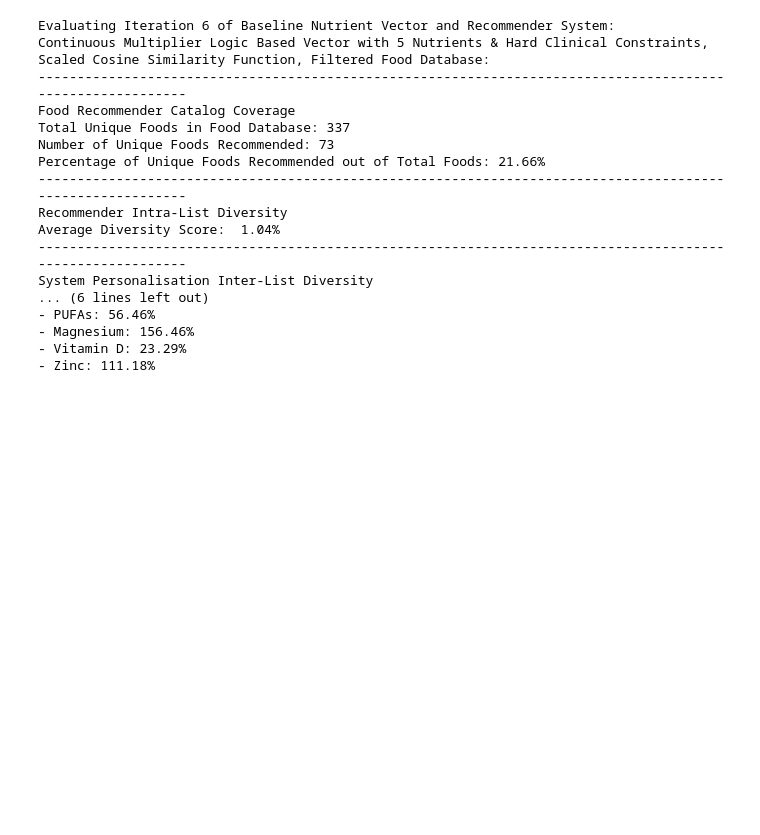
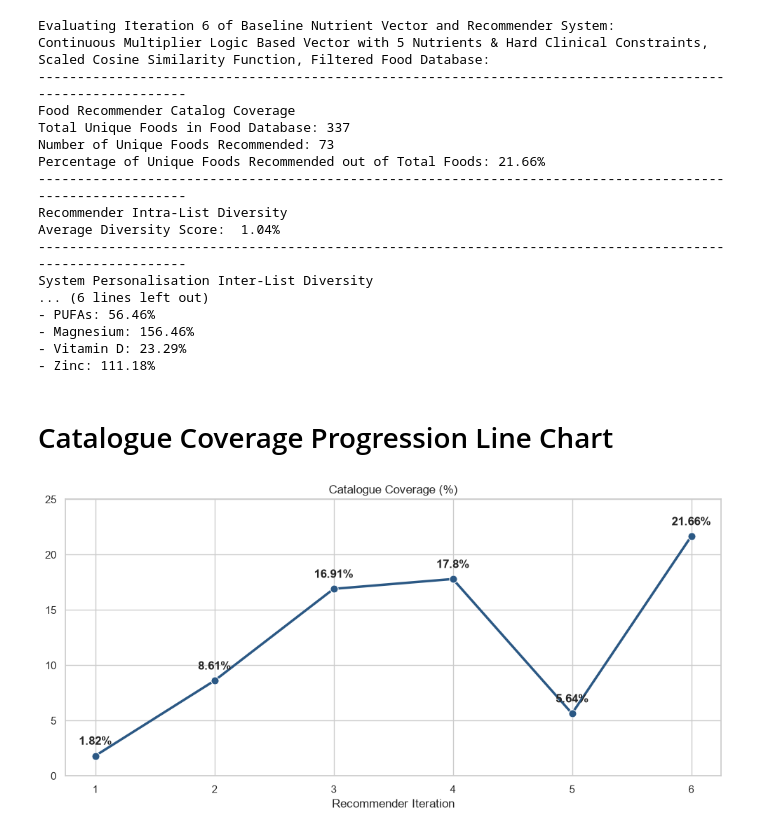
Before and after one commit to lbaxendale/masters_project, a Jupyter notebook: MODELLING_FILE.ipynb, the cells around one changed output. Drawn from its saved outputs; the diff is of its cells as text; code cells hidden in the pictures; blank space fills up the shorter version.

Commit message:
Created charts to compare recommender iterations and see food categories

```diff
--- a/MODELLING_FILE.ipynb
+++ b/MODELLING_FILE.ipynb
@@ -1080,3 +1082,29 @@ def nutrient_vector_logic(patient_record):
 
     #Round the nutrient figures
     return [round(fibre, 1), round(PUFA, 1), round(magnesium, 1), round(vitamin_d, 1), round(zinc, 1)]
+# %% [markdown]
+# Catalogue Coverage Progression Line Chart
+# %%
+#Defining the iterations and results
+iterations = ['1', '2', '3', '4', '5', '6']
+coverage = [1.82, 8.61, 16.91, 17.80, 5.64, 21.66]
+
+#Configuring the plot size
+plt.figure(figsize=(10, 5))
+sns.set_theme(style="whitegrid")
+
+#Creating a line plot
+sns.lineplot(x=iterations, y=coverage, marker='o', color="#2b5884", linewidth=2.5, markersize=8)
+
+#Adding data labels to the different iteration points
+for i, val in enumerate(coverage):
+    plt.text(i, val + 1, f'{val}%', horizontalalignment='center', fontweight='bold')
+
+plt.title('Progression of Catalogue Coverage Across Iterations', fontsize=14, fontweight='bold')
+plt.title('Catalogue Coverage (%)', fontsize=12)
+plt.xlabel('Recommender Iteration', fontsize=12)
+plt.ylim(0, 25)
+plt.tight_layout()
+plt.show()
+# %% [output]
+[figure, added]
```
Also changed, not shown: parts of 3 cells of this notebook, 2 other files.
